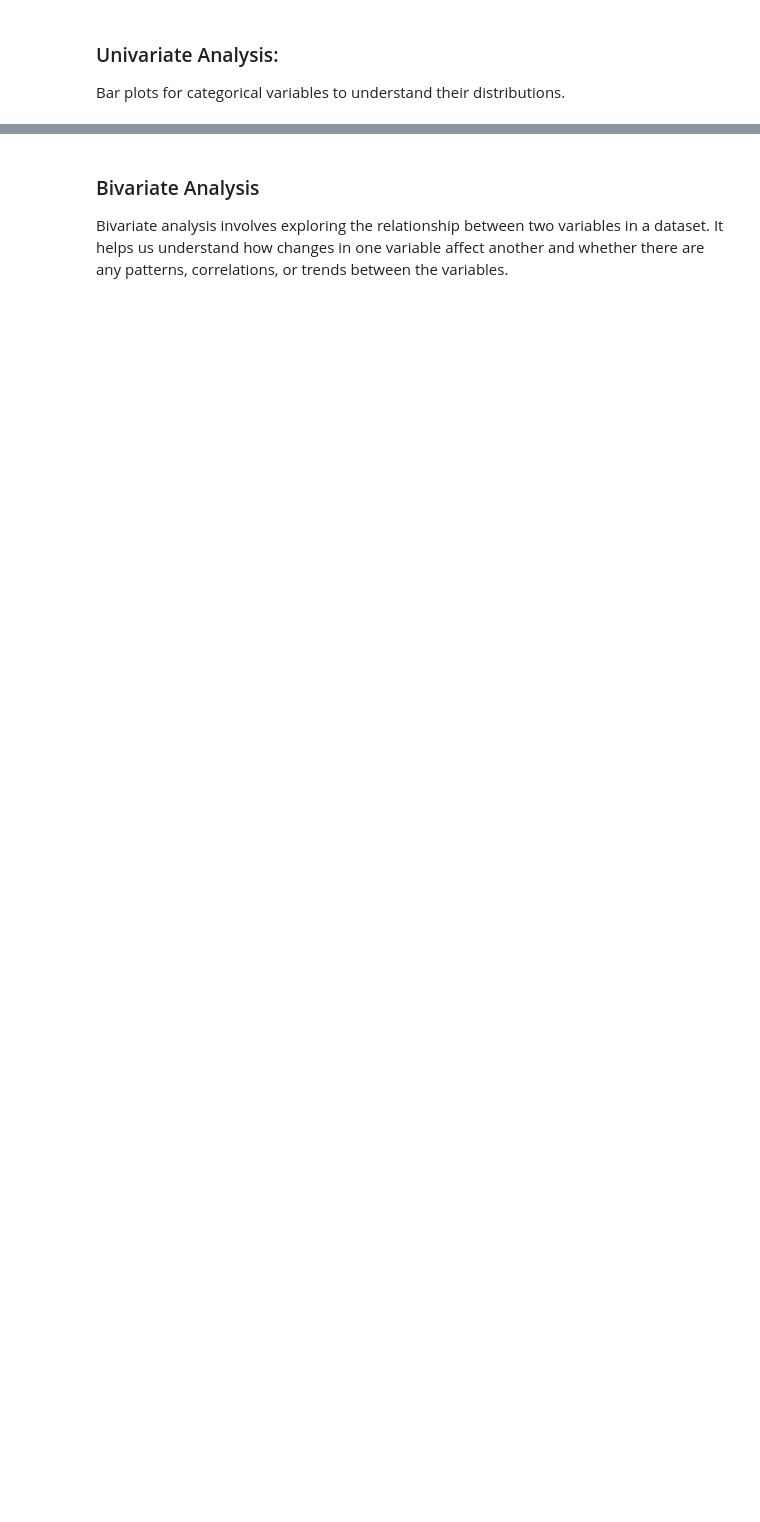
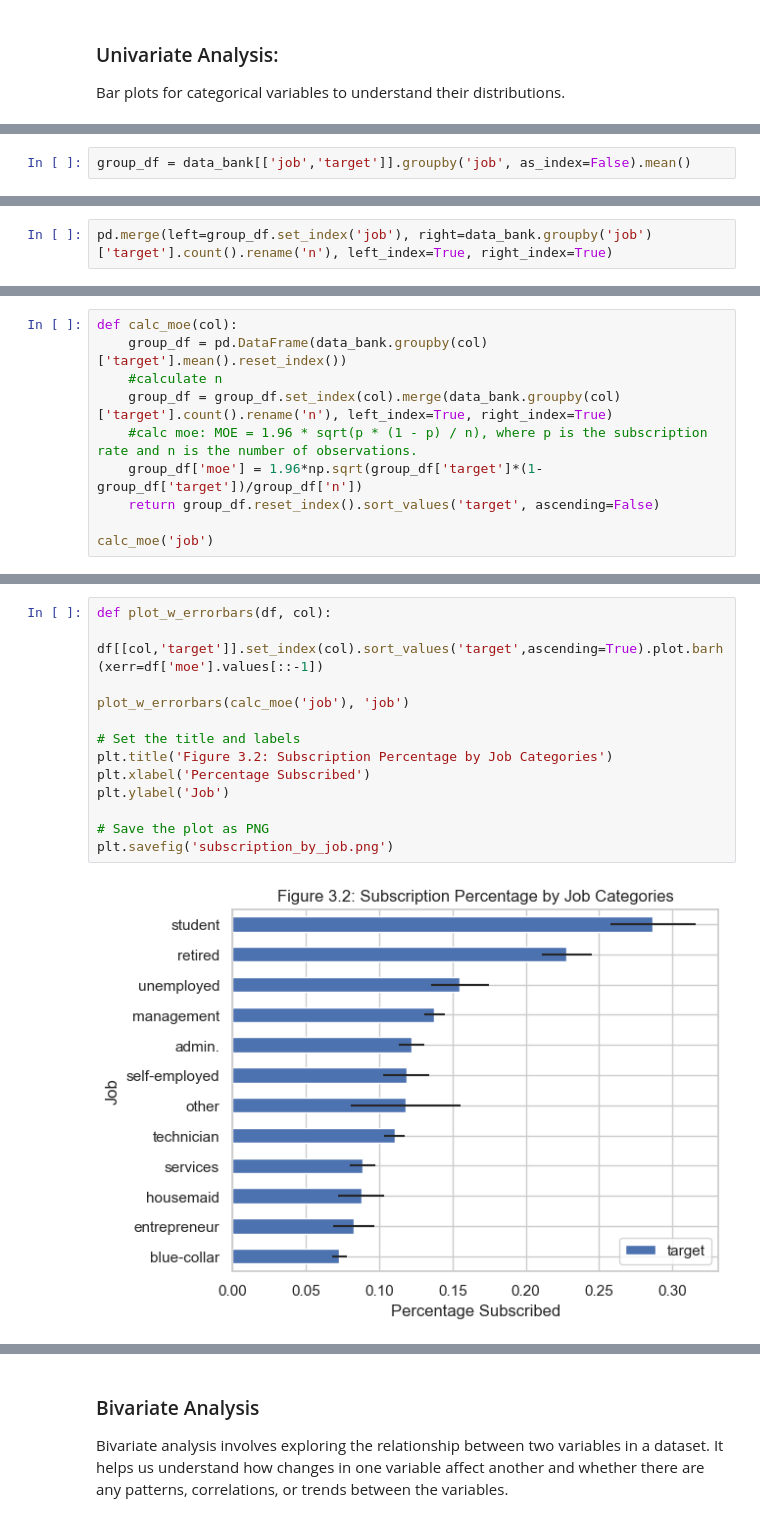
Before and after one commit to gulnar77/Capstone-Predictive-Insights-from-Portuguese-Bank-Marketing-Data, a Jupyter notebook: EDA.ipynb, the cells around one changed output, grey strips where cells are left out. Drawn from its saved outputs; the diff is of its cells as text; blank space fills up the shorter version.

```diff
--- a/EDA.ipynb
+++ b/EDA.ipynb
@@ -220,0 +151,2 @@ Histogram plots for continuous variables
+# %%
+group_df = data_bank[['job','target']].groupby('job', as_index=False).mean()
@@ -220,0 +168,2 @@ Histogram plots for continuous variables
+# %%
+pd.merge(left=group_df.set_index('job'), right=data_bank.groupby('job')['target'].count().rename('n'), left_index=True, right_index=True)
@@ -220,0 +202,10 @@ Histogram plots for continuous variables
+# %%
+def calc_moe(col):
+    group_df = pd.DataFrame(data_bank.groupby(col)['target'].mean().reset_index())
+    #calculate n
+    group_df = group_df.set_index(col).merge(data_bank.groupby(col)['target'].count().rename('n'), left_index=True, right_index=True)
+    #calc moe: MOE = 1.96 * sqrt(p * (1 - p) / n), where p is the subscription rate and n is the number of observations.
+    group_df['moe'] = 1.96*np.sqrt(group_df['target']*(1-group_df['target'])/group_df['n'])
+    return group_df.reset_index().sort_values('target', ascending=False)
+
+calc_moe('job')
@@ -220,0 +226,15 @@ Histogram plots for continuous variables
+# %%
+def plot_w_errorbars(df, col):
+    df[[col,'target']].set_index(col).sort_values('target',ascending=True).plot.barh(xerr=df['moe'].values[::-1])
+
+plot_w_errorbars(calc_moe('job'), 'job')
+
+# Set the title and labels
+plt.title('Figure 3.2: Subscription Percentage by Job Categories')
+plt.xlabel('Percentage Subscribed')
+plt.ylabel('Job')
+
+# Save the plot as PNG
+plt.savefig('subscription_by_job.png')
+# %% [output]
+[figure, added]
```
Also changed, not shown: parts of 66 cells of this notebook.
